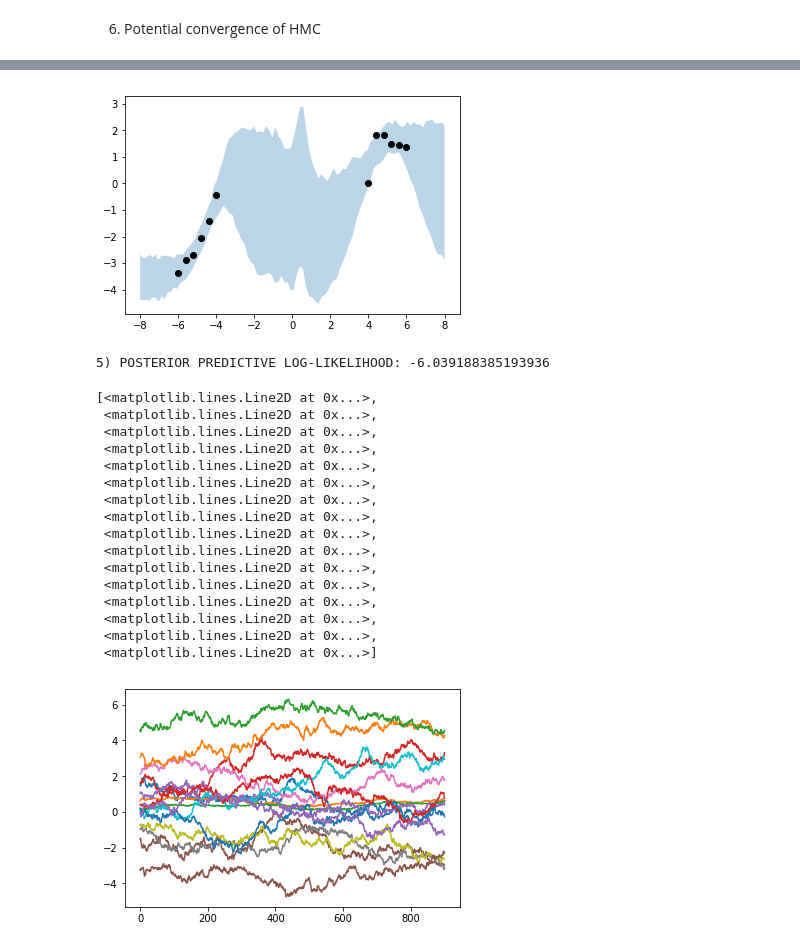
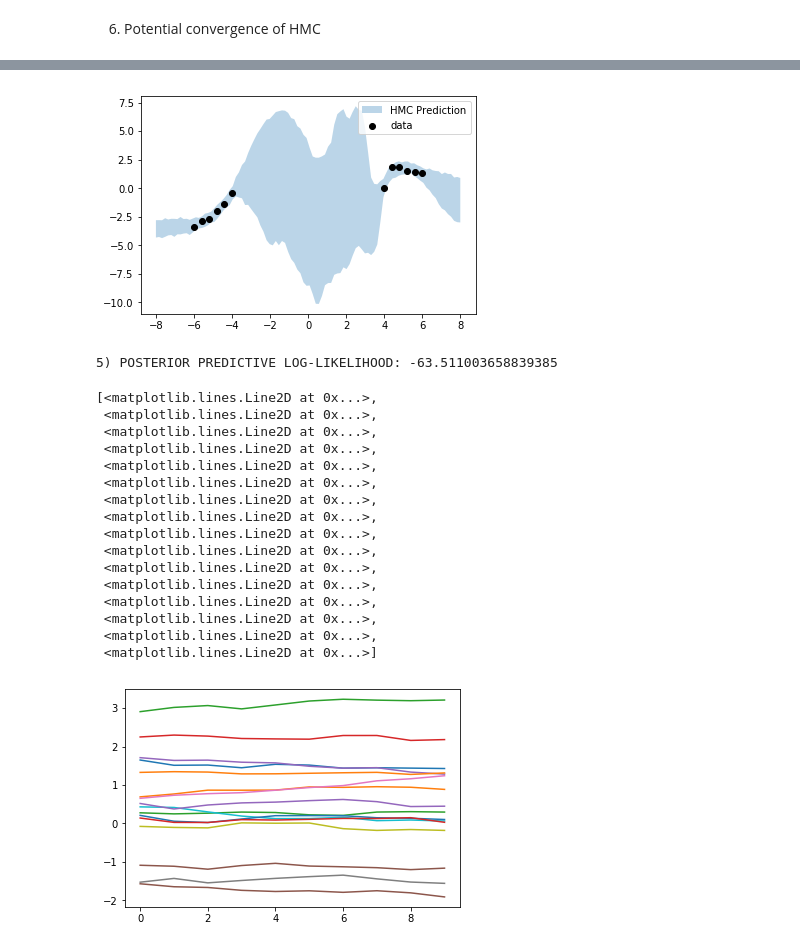
Before and after one commit to CoopLo/normalizingflows, a Jupyter notebook: AM207_HW8.ipynb, the cells around one changed output, grey strips where cells are left out. Saved outputs shown, nothing was run; the diff lists cells and outputs as text; code cells hidden in the pictures.

```diff
--- a/AM207_HW8.ipynb
+++ b/AM207_HW8.ipynb
@@ -401,7 +401,8 @@ Sigma_W_inv = np.linalg.inv(Sigma_W)
 Sigma_W_det = np.linalg.det(Sigma_W)
 # %%
 # Now need to do VI things
-data = pd.read_csv("./HW7_data.csv")
+data = pd.read_csv("./HW7_data1.csv")
+print(data)
 y_train = data['y'].values
 x_train = data['x'].values[np.newaxis,]
 
@@ -498,7 +501,7 @@ random = np.random.RandomState(rand_state)
 nn = Feedforward(architecture, random=random)
 
 ###define design choices in gradient descent
-params = {'step_size':1e-3,
+params = {'step_size':1e-2,
           'max_iteration':2000,
           'random_restarts':1}
 
@@ -616,9 +618,9 @@ def hmc(steps, eps, l_steps, M, q, N, u_func=U, u_prime_func=U_prime, nn=None, x
 
     return np.array(qs), acc
 # %%
-params = {'step_size':0.001,
+params = {'step_size':0.003,
        'leapfrog_steps':50,
-       'total_samples':20,
+       'total_samples':2000,
        'burn_in':.1,
        'thinning_factor':2,
        'position_init': np.copy(copy_of_weights)}
@@ -826,21 +641,23 @@ print("ACCEPTANCE RATE: {}".format(acc/params['total_samples']))
 # %%
 
 new_nn = Feedforward(architecture, random=random)
 fig, ax = plt.subplots()
 xs = np.linspace(-8, 8, 100)
 outs = []
 for i in range(100):
     idx = np.random.choice(qs.shape[0])
     posterior_predictive = np.array(qs[idx][np.newaxis,])
     ys = new_nn.forward(posterior_predictive[0], xs[np.newaxis,])[0,0] + np.random.randn(100)*0.5**2
     outs.append(ys)
 
 low_end = np.percentile(outs, 2.5, axis=0)
 high_end = np.percentile(outs, 97.5, axis=0)
-ax.fill_between(xs, low_end, high_end, alpha=0.3)
+ax.fill_between(xs, low_end, high_end, alpha=0.3, label="HMC Prediction")
 _ = plt.scatter(x_train, y_train, color='black', label='data')
+ax.legend(loc='best')
+plt.savefig("./hmc_comp.png")
 # %% [output]
-[figure, old version]
+[figure, new version]
 # %%
 def log_likelihood(mu, sigma=0.5):
     return np.sum([np.log(sp.stats.norm.pdf(y_train[n], mu[n], sigma**2)) for n in range(len(mu))])
@@ -853,7 +670,7 @@ for i in range(len(qs)):
 
 print("5) POSTERIOR PREDICTIVE LOG-LIKELIHOOD: {}".format(np.mean(lvs)))
 # %% [output]
-5) POSTERIOR PREDICTIVE LOG-LIKELIHOOD: -6.039188385193936
+5) POSTERIOR PREDICTIVE LOG-LIKELIHOOD: -63.511003658839385
 # %%
 # Trace plots
 fig, ax = plt.subplots()
@@ -875,4 +692,4 @@ ax.plot(qs[:,0])
  <matplotlib.lines.Line2D at 0x...>,
  <matplotlib.lines.Line2D at 0x...>,
  <matplotlib.lines.Line2D at 0x...>]
-[figure, old version]
+[figure, new version]
```
Also changed, not shown: parts of 8 cells of this notebook.
